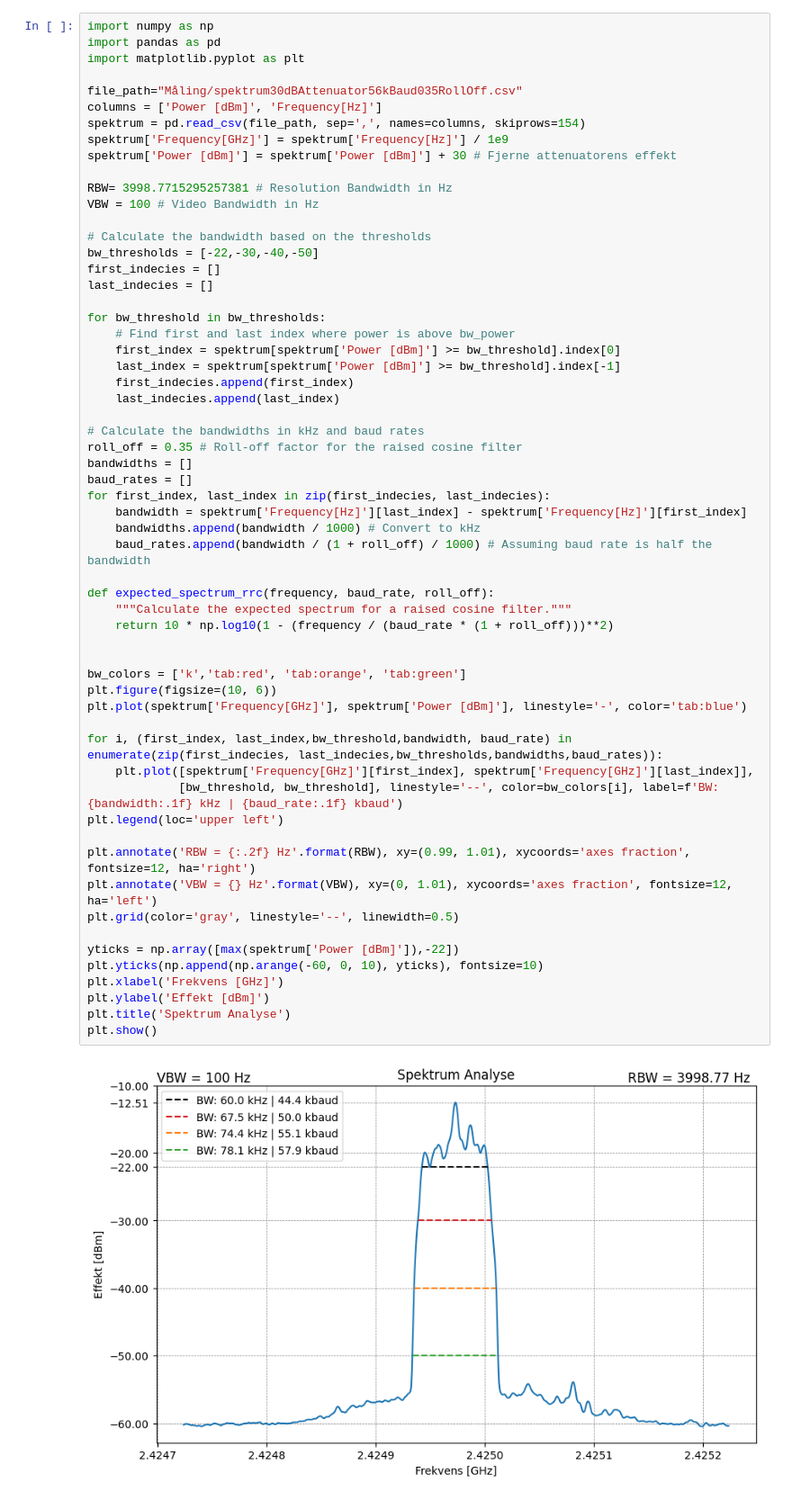
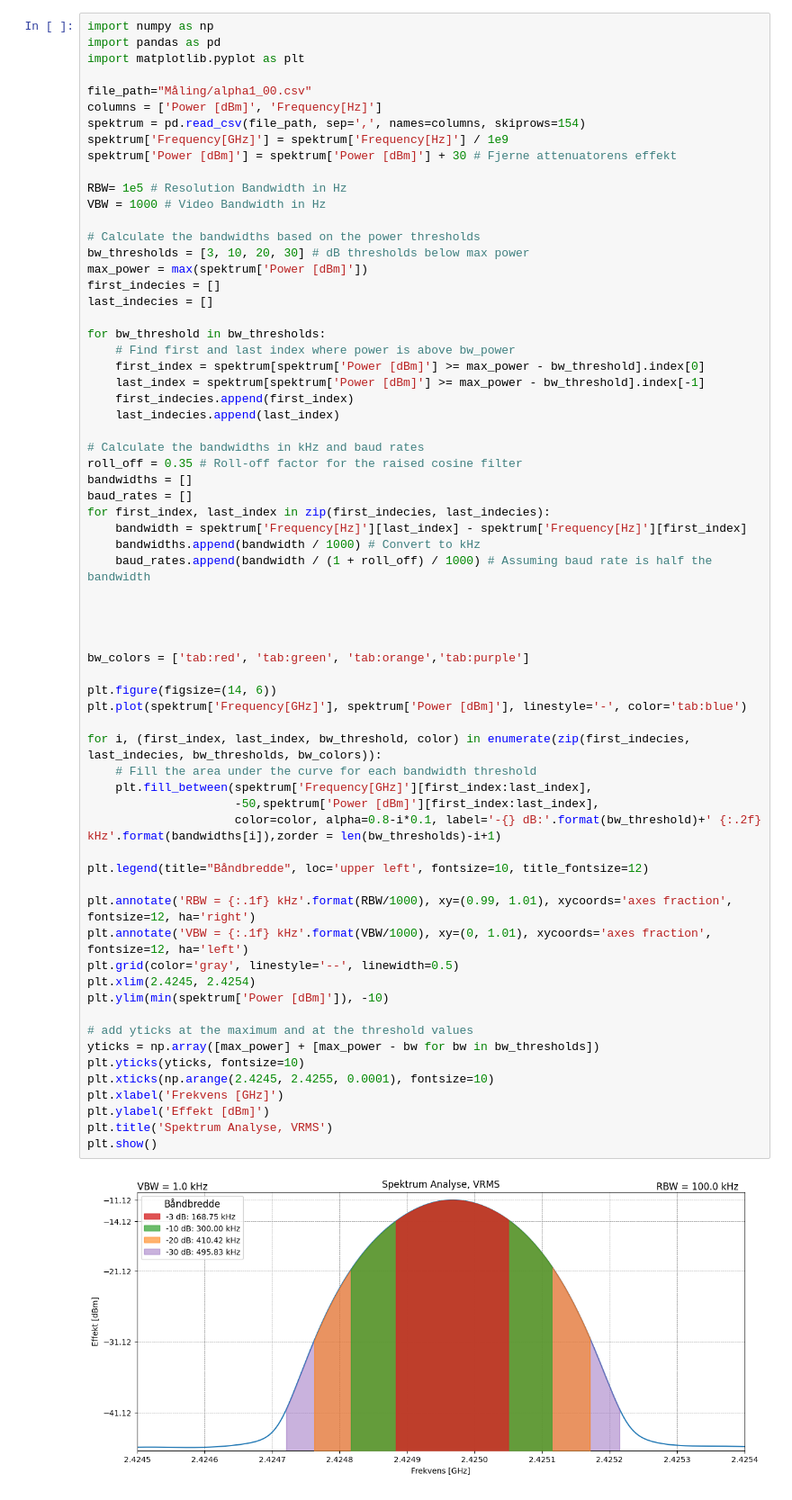
Before and after one commit to SkaugJr/TTT4145-Radiokommunikasjon, a Jupyter notebook: Prosjekt/meas.ipynb, the cells around one changed output. Shown: that part at 90% size. Cells and saved outputs as stored; diff of their text form.

```diff
--- a/Prosjekt/meas.ipynb
+++ b/Prosjekt/meas.ipynb
@@ -3,59 +3,66 @@ import numpy as np
 import pandas as pd
 import matplotlib.pyplot as plt
 
-file_path="Måling/spektrum30dBAttenuator56kBaud035RollOff.csv"
+file_path="Måling/alpha1_00.csv"
 columns = ['Power [dBm]', 'Frequency[Hz]']
 spektrum = pd.read_csv(file_path, sep=',', names=columns, skiprows=154)
 spektrum['Frequency[GHz]'] = spektrum['Frequency[Hz]'] / 1e9
 spektrum['Power [dBm]'] = spektrum['Power [dBm]'] + 30 # Fjerne attenuatorens effekt
 
-RBW= 3998.7715295257381 # Resolution Bandwidth in Hz
-VBW = 100 # Video Bandwidth in Hz
+RBW= 1e5 # Resolution Bandwidth in Hz
+VBW = 1000 # Video Bandwidth in Hz
 
-# Calculate the bandwidth based on the thresholds
-bw_thresholds = [-22,-30,-40,-50]
+# Calculate the bandwidths based on the power thresholds
+bw_thresholds = [3, 10, 20, 30] # dB thresholds below max power
+max_power = max(spektrum['Power [dBm]'])
 first_indecies = []
 last_indecies = []
 
 for bw_threshold in bw_thresholds:
     # Find first and last index where power is above bw_power
-    first_index = spektrum[spektrum['Power [dBm]'] >= bw_threshold].index[0]
-    last_index = spektrum[spektrum['Power [dBm]'] >= bw_threshold].index[-1]
+    first_index = spektrum[spektrum['Power [dBm]'] >= max_power - bw_threshold].index[0]
+    last_index = spektrum[spektrum['Power [dBm]'] >= max_power - bw_threshold].index[-1]
     first_indecies.append(first_index)
     last_indecies.append(last_index)
 
 # Calculate the bandwidths in kHz and baud rates
 roll_off = 0.35 # Roll-off factor for the raised cosine filter
 bandwidths = []
 baud_rates = []
 for first_index, last_index in zip(first_indecies, last_indecies):
     bandwidth = spektrum['Frequency[Hz]'][last_index] - spektrum['Frequency[Hz]'][first_index]
     bandwidths.append(bandwidth / 1000) # Convert to kHz
     baud_rates.append(bandwidth / (1 + roll_off) / 1000) # Assuming baud rate is half the bandwidth
 
-def expected_spectrum_rrc(frequency, baud_rate, roll_off):
-    """Calculate the expected spectrum for a raised cosine filter."""
-    return 10 * np.log10(1 - (frequency / (baud_rate * (1 + roll_off)))**2)
 
 
-bw_colors = ['k','tab:red', 'tab:orange', 'tab:green']
-plt.figure(figsize=(10, 6))
+
+bw_colors = ['tab:red', 'tab:green', 'tab:orange','tab:purple']
+
+plt.figure(figsize=(14, 6))
 plt.plot(spektrum['Frequency[GHz]'], spektrum['Power [dBm]'], linestyle='-', color='tab:blue')
 
-for i, (first_index, last_index,bw_threshold,bandwidth, baud_rate) in enumerate(zip(first_indecies, last_indecies,bw_thresholds,bandwidths,baud_rates)):
-    plt.plot([spektrum['Frequency[GHz]'][first_index], spektrum['Frequency[GHz]'][last_index]],
-             [bw_threshold, bw_threshold], linestyle='--', color=bw_colors[i], label=f'BW: {bandwidth:.1f} kHz | {baud_rate:.1f} kbaud')
-plt.legend(loc='upper left')
+for i, (first_index, last_index, bw_threshold, color) in enumerate(zip(first_indecies, last_indecies, bw_thresholds, bw_colors)):
+    # Fill the area under the curve for each bandwidth threshold
+    plt.fill_between(spektrum['Frequency[GHz]'][first_index:last_index],
+                     -50,spektrum['Power [dBm]'][first_index:last_index],
+                     color=color, alpha=0.8-i*0.1, label='-{} dB:'.format(bw_threshold)+' {:.2f} kHz'.format(bandwidths[i]),zorder = len(bw_thresholds)-i+1)
 
-plt.annotate('RBW = {:.2f} Hz'.format(RBW), xy=(0.99, 1.01), xycoords='axes fraction', fontsize=12, ha='right')
-plt.annotate('VBW = {} Hz'.format(VBW), xy=(0, 1.01), xycoords='axes fraction', fontsize=12, ha='left')
+plt.legend(title="Båndbredde", loc='upper left', fontsize=10, title_fontsize=12)
+
+plt.annotate('RBW = {:.1f} kHz'.format(RBW/1000), xy=(0.99, 1.01), xycoords='axes fraction', fontsize=12, ha='right')
+plt.annotate('VBW = {:.1f} kHz'.format(VBW/1000), xy=(0, 1.01), xycoords='axes fraction', fontsize=12, ha='left')
 plt.grid(color='gray', linestyle='--', linewidth=0.5)
+plt.xlim(2.4245, 2.4254)
+plt.ylim(min(spektrum['Power [dBm]']), -10)
 
-yticks = np.array([max(spektrum['Power [dBm]']),-22])
-plt.yticks(np.append(np.arange(-60, 0, 10), yticks), fontsize=10)
+# add yticks at the maximum and at the threshold values
+yticks = np.array([max_power] + [max_power - bw for bw in bw_thresholds])
+plt.yticks(yticks, fontsize=10)
+plt.xticks(np.arange(2.4245, 2.4255, 0.0001), fontsize=10)
 plt.xlabel('Frekvens [GHz]')
 plt.ylabel('Effekt [dBm]')
-plt.title('Spektrum Analyse')
+plt.title('Spektrum Analyse, VRMS')
 plt.show()
 # %% [output]
-[figure, old version]
+[figure, new version]
```
Also changed, not shown: parts of 2 cells of this notebook.
